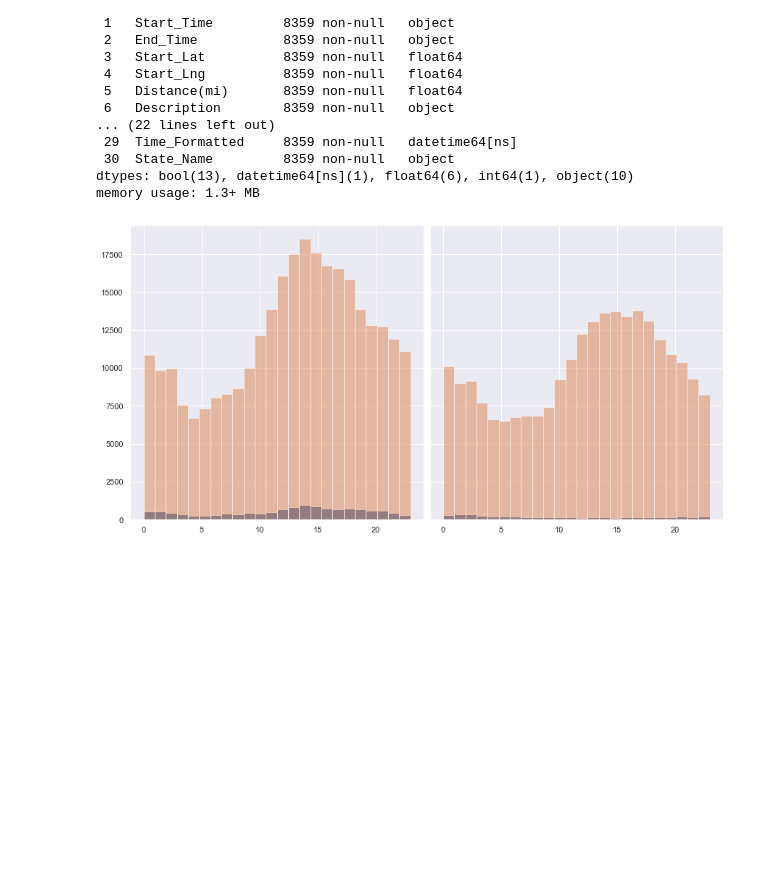
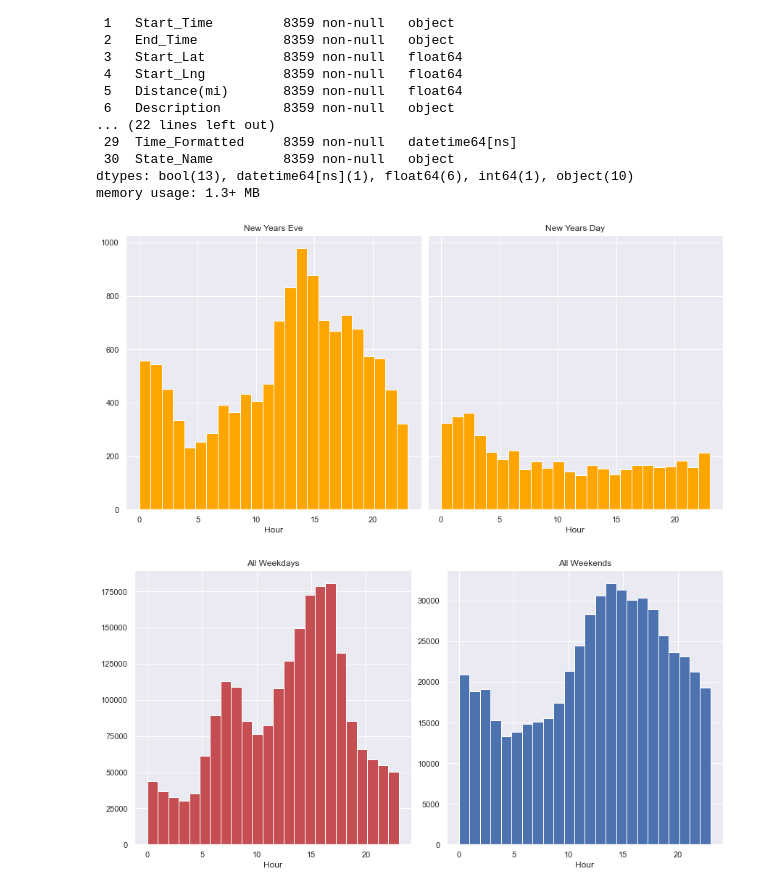
Before and after one commit to jeffc1020/453-visualization, a Jupyter notebook: final.ipynb, the cells around one changed output. Saved outputs shown, nothing was run; the diff lists cells and outputs as text; code cells hidden in the pictures; blank space fills up the shorter version.

Commit message:
Graphs and stuff

```diff
--- a/final.ipynb
+++ b/final.ipynb
@@ -405,13 +405,24 @@ memory usage: 1.3+ MB
 # %%
 new_years_eve = df[(df['Time_Formatted'].dt.month == 12) & (df['Time_Formatted'].dt.day == 31)]
 new_years_day = df[(df['Time_Formatted'].dt.month == 1) & (df['Time_Formatted'].dt.day == 1)]
-saturday = df[df['Time_Formatted'].dt.dayofweek == 5]
-sunday = df[df['Time_Formatted'].dt.dayofweek == 6]
+weekend = df[(df['Time_Formatted'].dt.dayofweek == 5) | (df['Time_Formatted'].dt.dayofweek == 6)]
+weekday_mask = ((df['Time_Formatted'].dt.dayofweek == 0) | (df['Time_Formatted'].dt.dayofweek == 1) | (df['Time_Formatted'].dt.dayofweek == 2) | (df['Time_Formatted'].dt.dayofweek == 3) | (df['Time_Formatted'].dt.dayofweek == 4))
+weekday = df[weekday_mask]
 fig, (ax1, ax2) = plt.subplots(1, 2, constrained_layout=True, sharey=True, figsize=(12,6))
-ax1.hist(new_years_eve['Time_Formatted'].dt.hour, bins=24)
-ax1.hist(saturday['Time_Formatted'].dt.hour, bins=24, alpha=0.5)
-ax2.hist(new_years_day['Time_Formatted'].dt.hour, bins=24)
-ax2.hist(sunday['Time_Formatted'].dt.hour, bins=24, alpha=0.5)
+fig, (ax3, ax4) = plt.subplots(1, 2, constrained_layout=True, sharey=False, figsize=(12,6))
+ax1.hist(new_years_eve['Time_Formatted'].dt.hour, bins=24, color='orange')
+ax2.hist(new_years_day['Time_Formatted'].dt.hour, bins=24, color='orange')
+ax3.hist(weekday['Time_Formatted'].dt.hour, bins=24, color='r')
+ax4.hist(weekend['Time_Formatted'].dt.hour, bins=24)
+ax1.set_title('New Years Eve')
+ax1.set_xlabel('Hour')
+ax2.set_title('New Years Day')
+ax2.set_xlabel('Hour')
+ax3.set_title('All Weekdays')
+ax3.set_xlabel('Hour')
+ax4.set_title('All Weekend Days')
+ax4.set_xlabel('Hour')
 plt.show()
 # %% [output]
-[figure, old version]
+[figure, new version]
+[figure, added]
```
